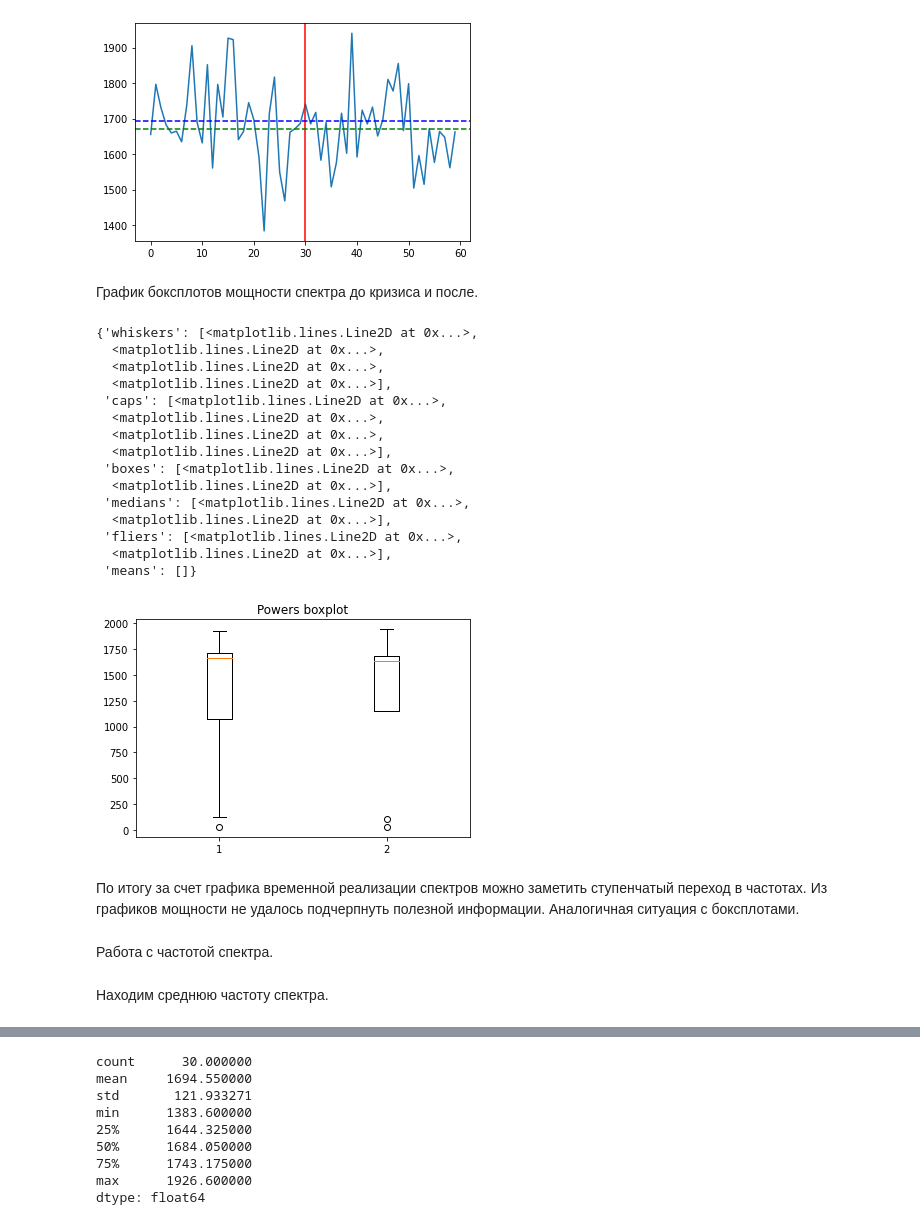
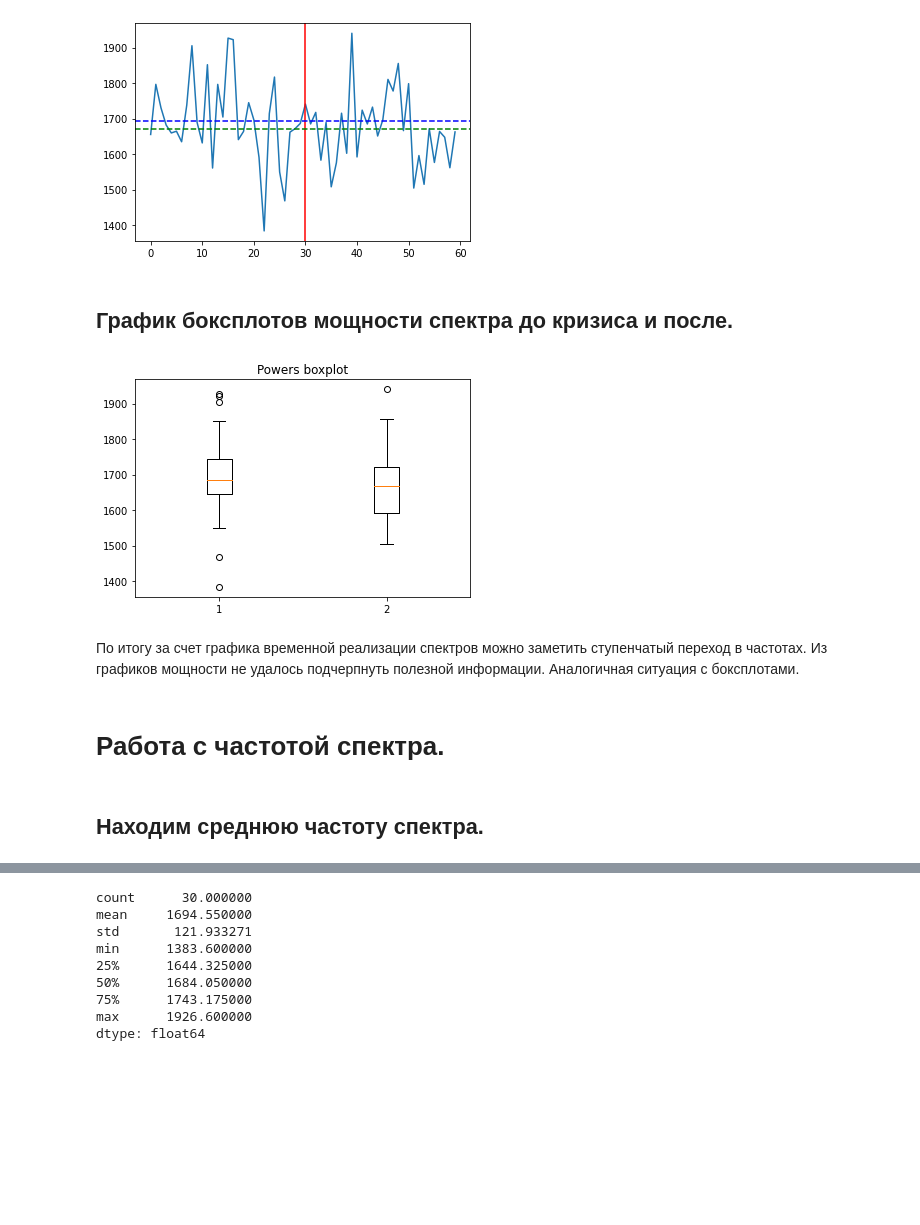
Before and after one commit to Teosof/mlearning, a Jupyter notebook: lab1/АрхиповДА_lab1.ipynb, the cells around one changed output, grey strips where cells are left out. Drawn from its saved outputs; the diff is of its cells as text; code cells hidden in the pictures; blank space fills up the shorter version.

```diff
--- a/lab1/АрхиповДА_lab1.ipynb
+++ b/lab1/АрхиповДА_lab1.ipynb
@@ -19,5 +17,5 @@ import matplotlib.pyplot as plt
 # %%
-target = DataFrame(read_csv('data/target1.csv', header=0))
+target = pd.DataFrame(pd.read_csv('data/target1.csv', header=0))
 target.columns = ['index']
-var = DataFrame(read_csv('data/var1.csv', sep=',', header=None))
+var = pd.DataFrame(pd.read_csv('data/var1.csv', sep=',', header=None))
 # %% [markdown]
@@ -207,34 +201,19 @@ varplot.axhline(y = varPowerBefore.mean(), color='b', linestyle = '--')
 <matplotlib.lines.Line2D at 0x...>
 [figure]
 # %% [markdown]
-График боксплотов мощности спектра до кризиса и после.
+## График боксплотов мощности спектра до кризиса и после.
 # %%
-data = [varPBboxplot, varPAboxplot]
+data = [varPowerBefore, varPowerAfter]
 fig1, ax1 = plt.subplots()
 ax1.set_title('Powers boxplot')
-ax1.boxplot(data)
+ax1.boxplot(data);
 # %% [output]
-{'whiskers': [<matplotlib.lines.Line2D at 0x...>,
-  <matplotlib.lines.Line2D at 0x...>,
-  <matplotlib.lines.Line2D at 0x...>,
-  <matplotlib.lines.Line2D at 0x...>],
- 'caps': [<matplotlib.lines.Line2D at 0x...>,
-  <matplotlib.lines.Line2D at 0x...>,
-  <matplotlib.lines.Line2D at 0x...>,
-  <matplotlib.lines.Line2D at 0x...>],
- 'boxes': [<matplotlib.lines.Line2D at 0x...>,
-  <matplotlib.lines.Line2D at 0x...>],
- 'medians': [<matplotlib.lines.Line2D at 0x...>,
-  <matplotlib.lines.Line2D at 0x...>],
- 'fliers': [<matplotlib.lines.Line2D at 0x...>,
-  <matplotlib.lines.Line2D at 0x...>],
- 'means': []}
-[figure, old version]
+[figure, new version]
 # %% [markdown]
 По итогу за счет графика временной реализации спектров можно заметить ступенчатый переход в частотах.
 Из графиков мощности не удалось подчерпнуть полезной информации.
 Аналогичная ситуация с боксплотами.
 # %% [markdown]
-Работа с частотой спектра.
+# Работа с частотой спектра.
 # %% [markdown]
-Находим среднюю частоту спектра.
+## Находим среднюю частоту спектра.
```
Also changed, not shown: parts of 49 cells of this notebook, 2 other files.
